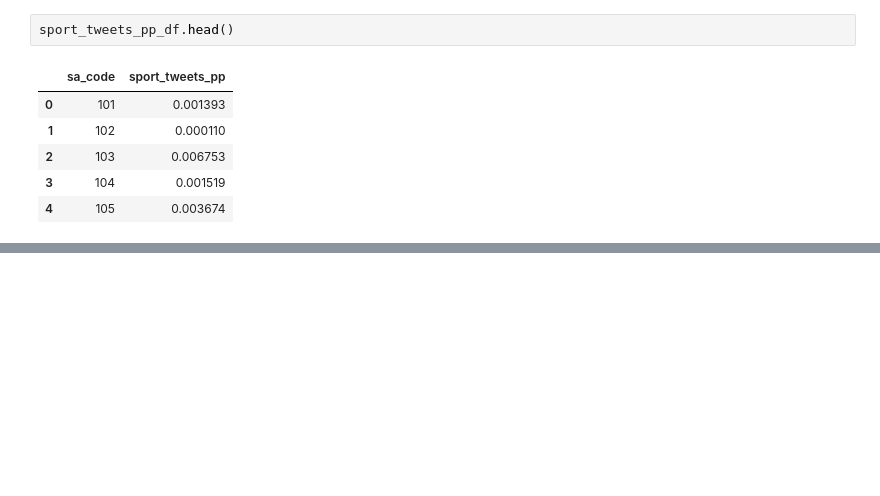
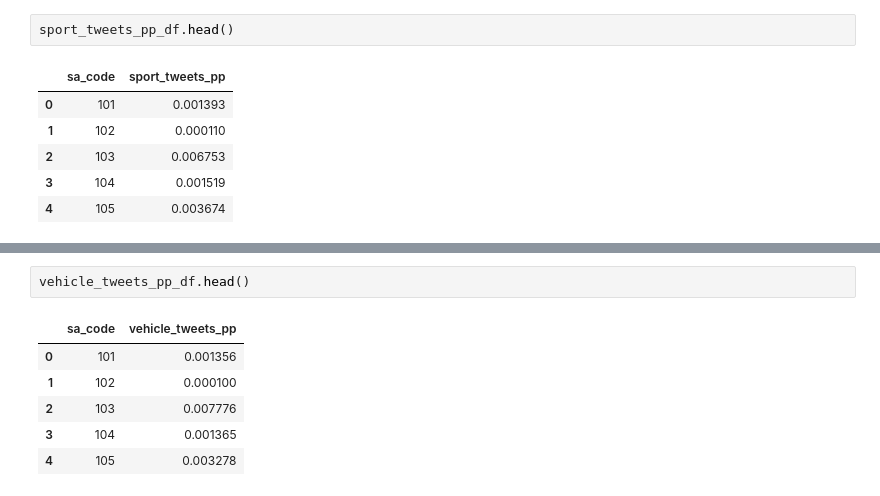
Before and after one commit to terrance2630/CCC_A2, a Jupyter notebook: processed_data_analysis/scenario_correlation.ipynb, the cells around one changed output, grey strips where cells are left out. Saved outputs shown, nothing was run; the diff lists cells and outputs as text; blank space fills up the shorter version.

```diff
--- a/processed_data_analysis/scenario_correlation.ipynb
+++ b/processed_data_analysis/scenario_correlation.ipynb
@@ -54,0 +86,9 @@ sport_tweets_pp_df.head()
+# %%
+vehicle_tweets_pp_df.head()
+# %% [output]
+|  | sa_code | vehicle_tweets_pp |
+| 0 | 101 | 0.001356 |
+| 1 | 102 | 0.000100 |
+| 2 | 103 | 0.007776 |
+| 3 | 104 | 0.001365 |
+| 4 | 105 | 0.003278 |
```
Also changed, not shown: parts of 7 cells of this notebook, 2 other files.
